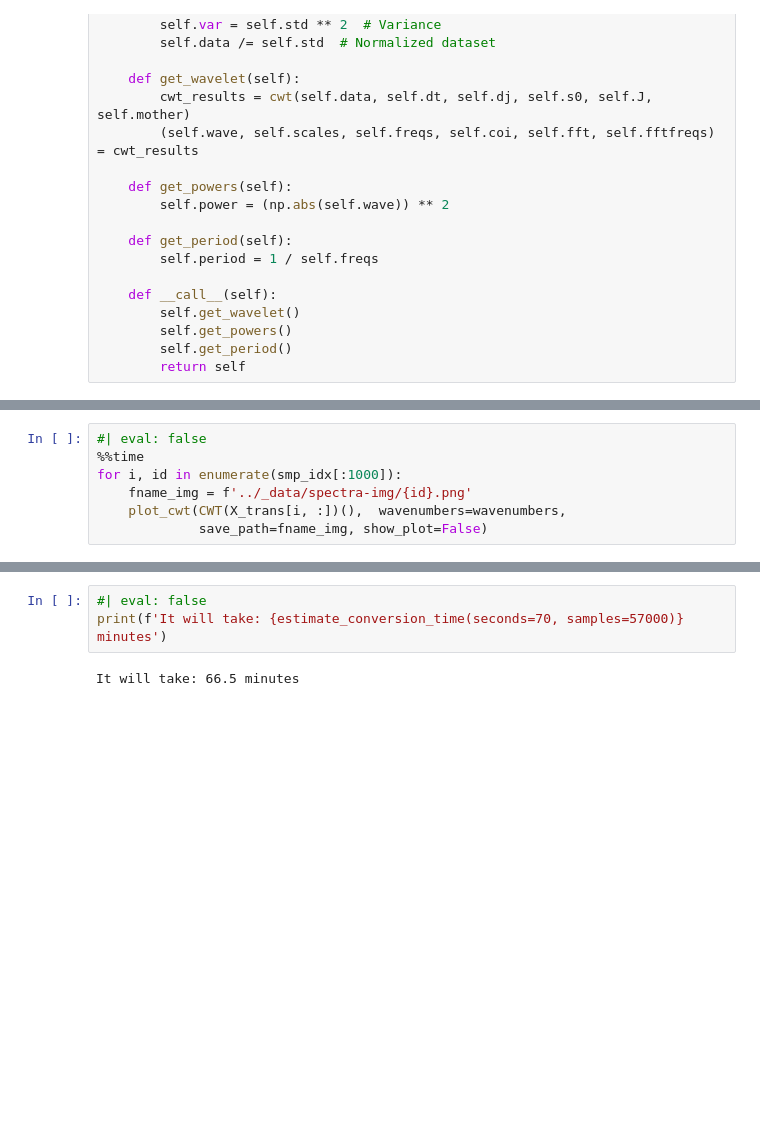
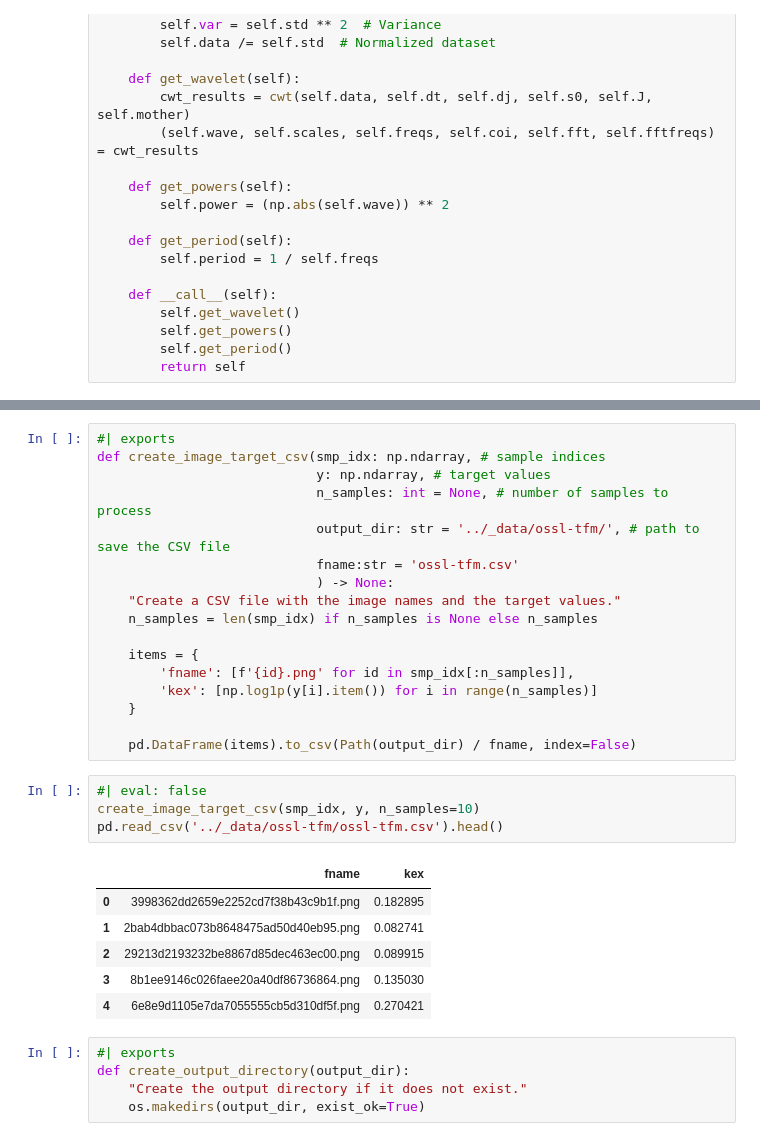
Before and after one commit to franckalbinet/uhina, a Jupyter notebook: nbs/02_wavelets.ipynb, the cells around one changed output, grey strips where cells are left out. Cells and saved outputs as stored; diff of their text form; blank space fills up the shorter version.

```diff
--- a/nbs/02_wavelets.ipynb
+++ b/nbs/02_wavelets.ipynb
@@ -170,7 +176,0 @@ def estimate_conversion_time(seconds=1000, samples=1000):
-# %%
-#| eval: false
-%%time
-for i, id in enumerate(smp_idx[:1000]):
-    fname_img = f'../_data/spectra-img/{id}.png'
-    plot_cwt(CWT(X_trans[i, :])(),  wavenumbers=wavenumbers,
-             save_path=fname_img, show_plot=False)
@@ -210,5 +177,33 @@ Wall time: 1min 10s
-# %%
-#| eval: false
-print(f'It will take: {estimate_conversion_time(seconds=70, samples=57000)} minutes')
-# %% [output]
-It will take: 66.5 minutes
+# %%
+#| exports
+def create_image_target_csv(smp_idx: np.ndarray, # sample indices
+                            y: np.ndarray, # target values
+                            n_samples: int = None, # number of samples to process
+                            output_dir: str = '../_data/ossl-tfm/', # path to save the CSV file
+                            fname:str = 'ossl-tfm.csv'
+                            ) -> None:
+    "Create a CSV file with the image names and the target values."
+    n_samples = len(smp_idx) if n_samples is None else n_samples
+
+    items = {
+        'fname': [f'{id}.png' for id in smp_idx[:n_samples]],
+        'kex': [np.log1p(y[i].item()) for i in range(n_samples)]
+    }
+
+    pd.DataFrame(items).to_csv(Path(output_dir) / fname, index=False)
+# %%
+#| eval: false
+create_image_target_csv(smp_idx, y, n_samples=10)
+pd.read_csv('../_data/ossl-tfm/ossl-tfm.csv').head()
+# %% [output]
+|  | fname | kex |
+| 0 | 3998362dd2659e2252cd7f38b43c9b1f.png | 0.182895 |
+| 1 | 2bab4dbbac073b8648475ad50d40eb95.png | 0.082741 |
+| 2 | 29213d2193232be8867d85dec463ec00.png | 0.089915 |
+| 3 | 8b1ee9146c026faee20a40df86736864.png | 0.135030 |
+| 4 | 6e8e9d1105e7da7055555cb5d310df5f.png | 0.270421 |
+# %%
+#| exports
+def create_output_directory(output_dir):
+    "Create the output directory if it does not exist."
+    os.makedirs(output_dir, exist_ok=True)
```
Also changed, not shown: parts of 16 cells of this notebook, 11 other files.
